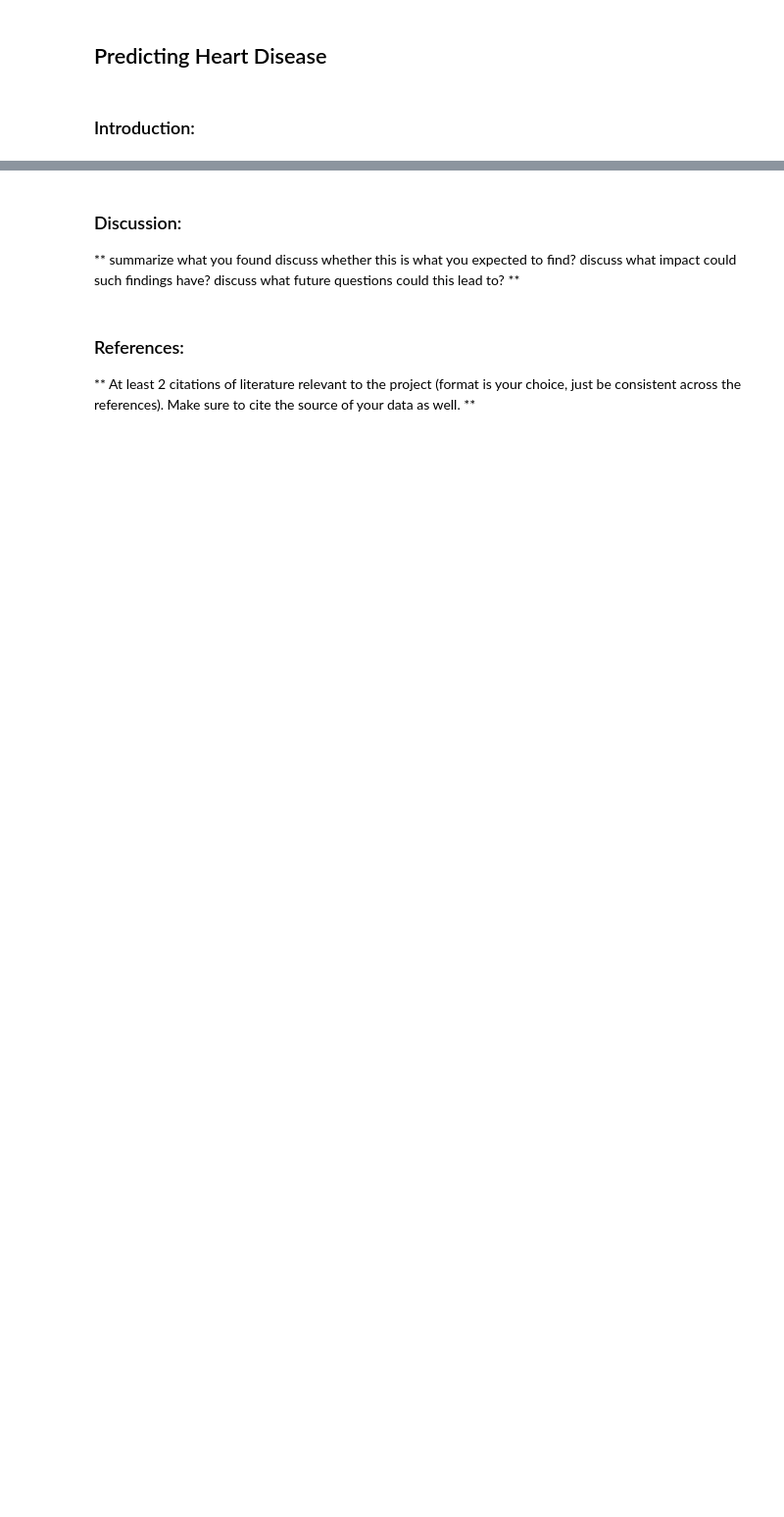
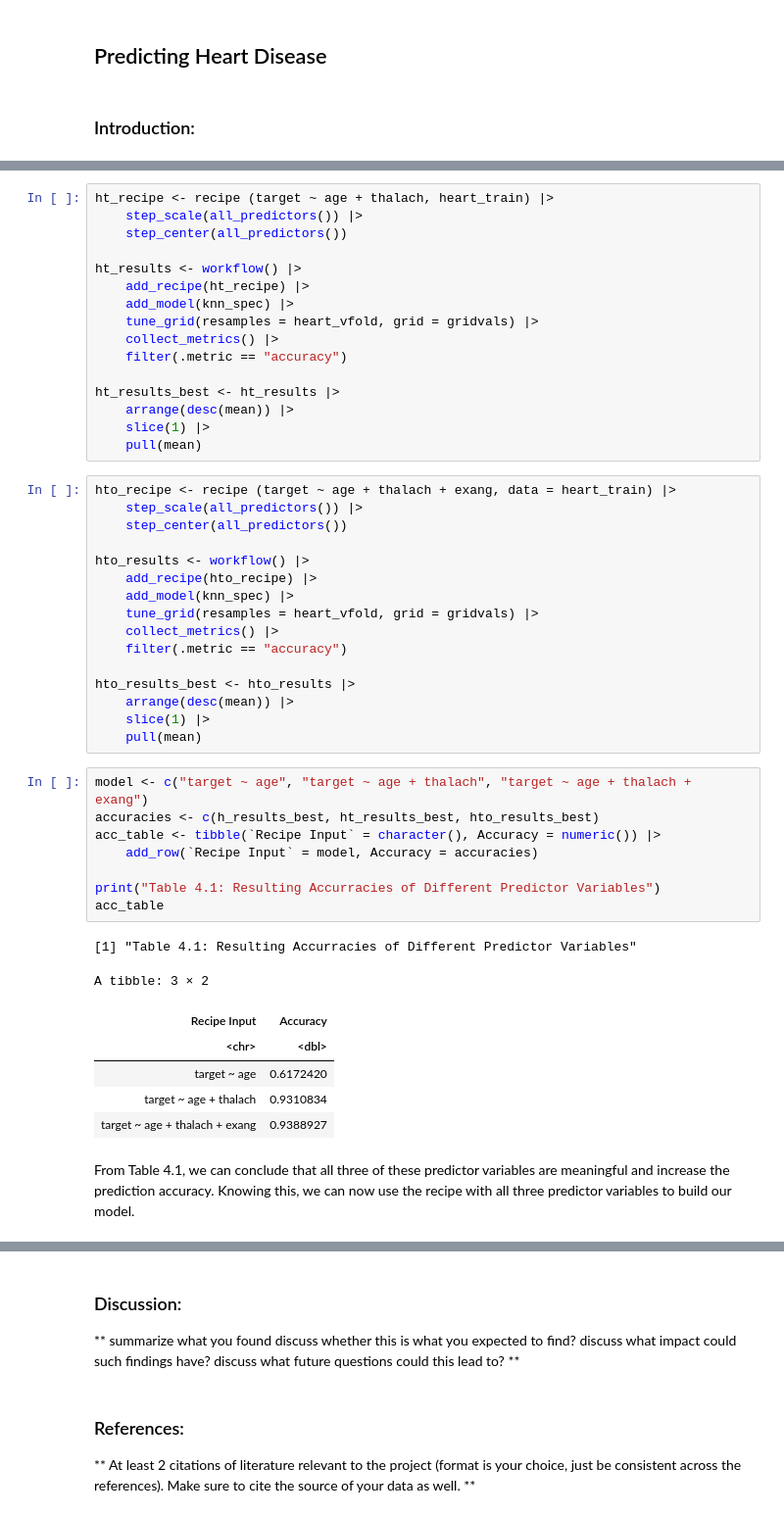
Before and after one commit to jennywyzhao/dsci-group-project-002-14, a Jupyter notebook: Final Project Report.ipynb, the cells around one changed output, grey strips where cells are left out. Shown at 98% size. Cells and saved outputs as stored; diff of their text form; blank space fills up the shorter version.

```diff
--- a/Final Project Report.ipynb
+++ b/Final Project Report.ipynb
@@ -136,0 +235,50 @@ Overall, we did not observe that the trends shown by the plot were similar to tr
+# %%
+ht_recipe <- recipe (target ~ age + thalach, heart_train) |>
+    step_scale(all_predictors()) |>
+    step_center(all_predictors())
+
+ht_results <- workflow() |>
+    add_recipe(ht_recipe) |>
+    add_model(knn_spec) |>
+    tune_grid(resamples = heart_vfold, grid = gridvals) |>
+    collect_metrics() |>
+    filter(.metric == "accuracy")
+
+ht_results_best <- ht_results |>
+    arrange(desc(mean)) |>
+    slice(1) |>
+    pull(mean)
+# %%
+hto_recipe <- recipe (target ~ age + thalach + exang, data = heart_train) |>
+    step_scale(all_predictors()) |>
+    step_center(all_predictors())
+
+hto_results <- workflow() |>
+    add_recipe(hto_recipe) |>
+    add_model(knn_spec) |>
+    tune_grid(resamples = heart_vfold, grid = gridvals) |>
+    collect_metrics() |>
+    filter(.metric == "accuracy")
+
+hto_results_best <- hto_results |>
+    arrange(desc(mean)) |>
+    slice(1) |>
+    pull(mean)
+# %%
+model <- c("target ~ age", "target ~ age + thalach", "target ~ age + thalach + exang")
+accuracies <- c(h_results_best, ht_results_best, hto_results_best)
+acc_table <- tibble(`Recipe Input` = character(), Accuracy = numeric()) |>
+    add_row(`Recipe Input` = model, Accuracy = accuracies)
+
+print("Table 4.1: Resulting Accurracies of Different Predictor Variables")
+acc_table
+# %% [output]
+[1] "Table 4.1: Resulting Accurracies of Different Predictor Variables"
+A tibble: 3 × 2
+| Recipe Input | Accuracy |
+| <chr> | <dbl> |
+| target ~ age | 0.6172420 |
+| target ~ age + thalach | 0.9310834 |
+| target ~ age + thalach + exang | 0.9388927 |
+# %% [markdown]
+From Table 4.1, we can conclude that all three of these predictor variables are meaningful and increase the prediction accuracy. Knowing this, we can now use the recipe with all three predictor variables to build our model.
```
Also changed, not shown: parts of 31 cells of this notebook.
